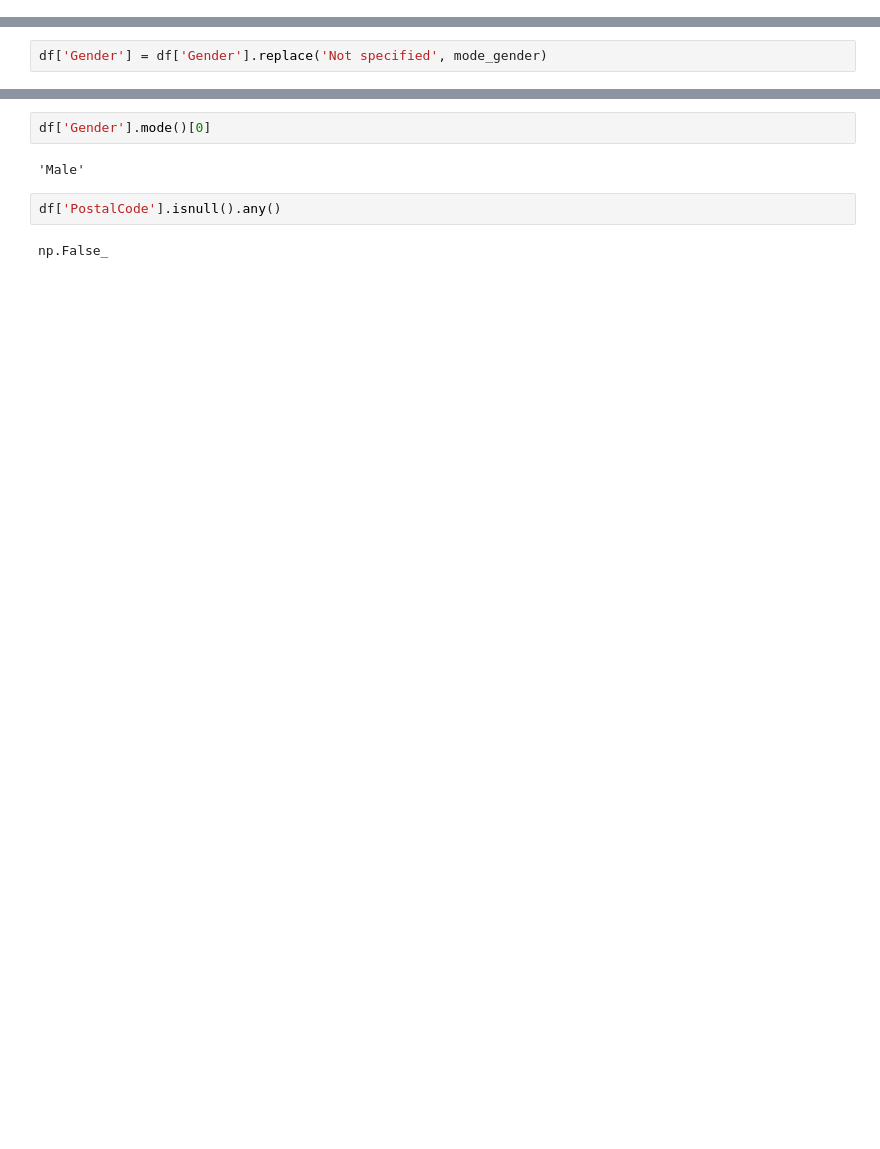
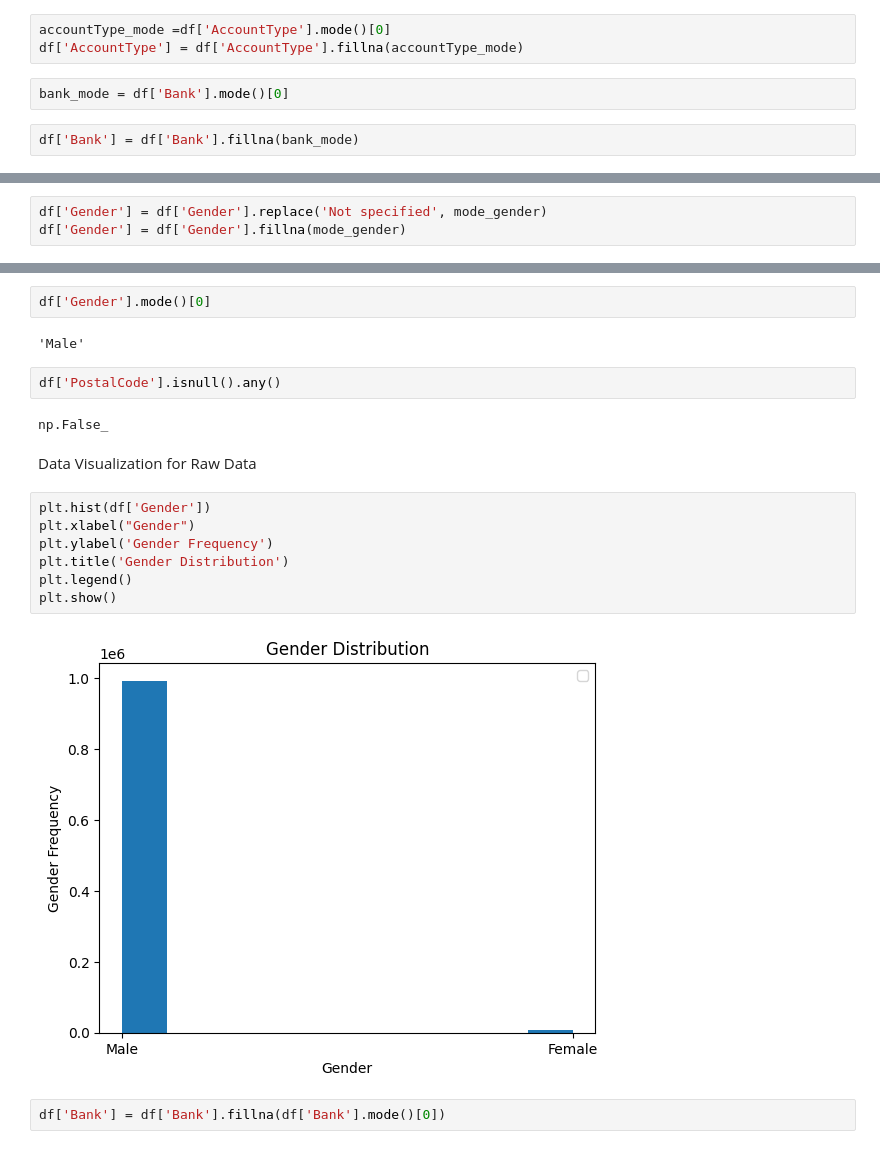
Before and after one commit to abrehamashebir/MachineLearningRating, a Jupyter notebook: notebooks/insurance.ipynb, the cells around one changed output, grey strips where cells are left out. Cells and saved outputs as stored; diff of their text form; blank space fills up the shorter version.

Commit message:
Visualizing insurance data

```diff
--- a/notebooks/insurance.ipynb
+++ b/notebooks/insurance.ipynb
@@ -63,3 +91,10 @@ dtype: int64
+# %%
+accountType_mode =df['AccountType'].mode()[0]
+df['AccountType'] = df['AccountType'].fillna(accountType_mode)
+# %%
+bank_mode = df['Bank'].mode()[0]
+# %%
+df['Bank'] = df['Bank'].fillna(bank_mode)
 # %%
 df.info()
 # %% [output]
@@ -120,3 +155,4 @@ male_female = df[df['Gender'].isin(['Male','Female'])]
 mode_gender = male_female['Gender'].mode()[0]
 # %%
 df['Gender'] = df['Gender'].replace('Not specified', mode_gender)
+df['Gender'] = df['Gender'].fillna(mode_gender)
@@ -144,3 +199,16 @@ df['Gender'].mode()[0]
 df['PostalCode'].isnull().any()
 # %% [output]
 np.False_
+# %% [markdown]
+Data Visualization for Raw Data
+# %%
+plt.hist(df['Gender'])
+plt.xlabel("Gender")
+plt.ylabel('Gender Frequency')
+plt.title('Gender Distribution')
+plt.legend()
+plt.show()
+# %% [output]
+[figure, added]
+# %%
+df['Bank'] = df['Bank'].fillna(df['Bank'].mode()[0])
```
Also changed, not shown: parts of 18 cells of this notebook.
